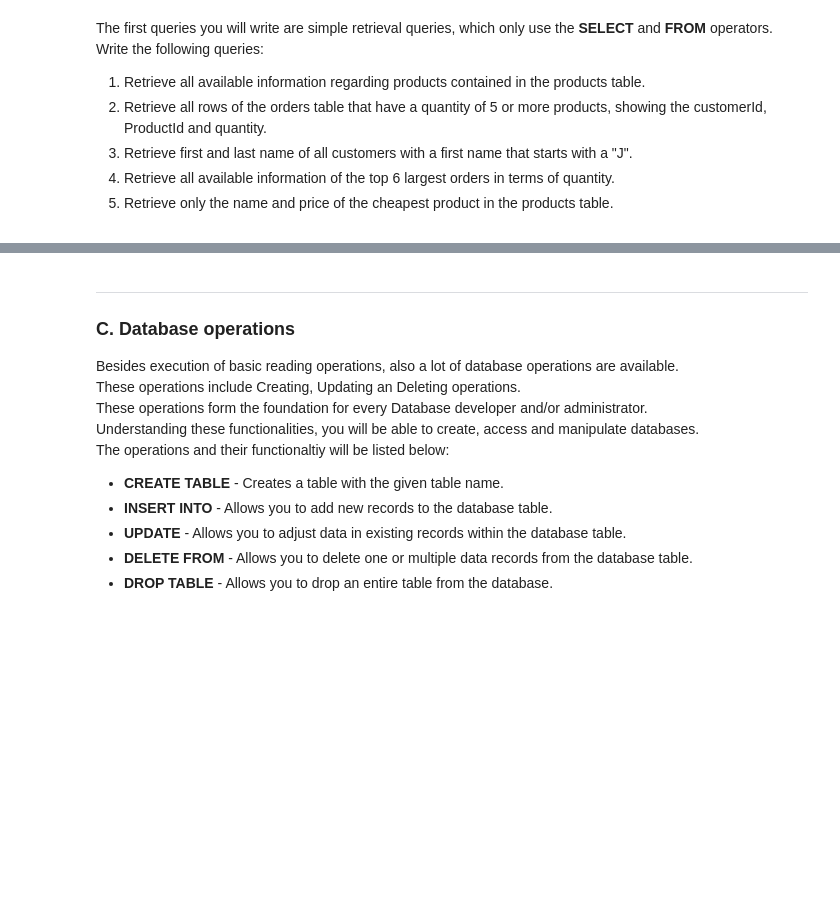
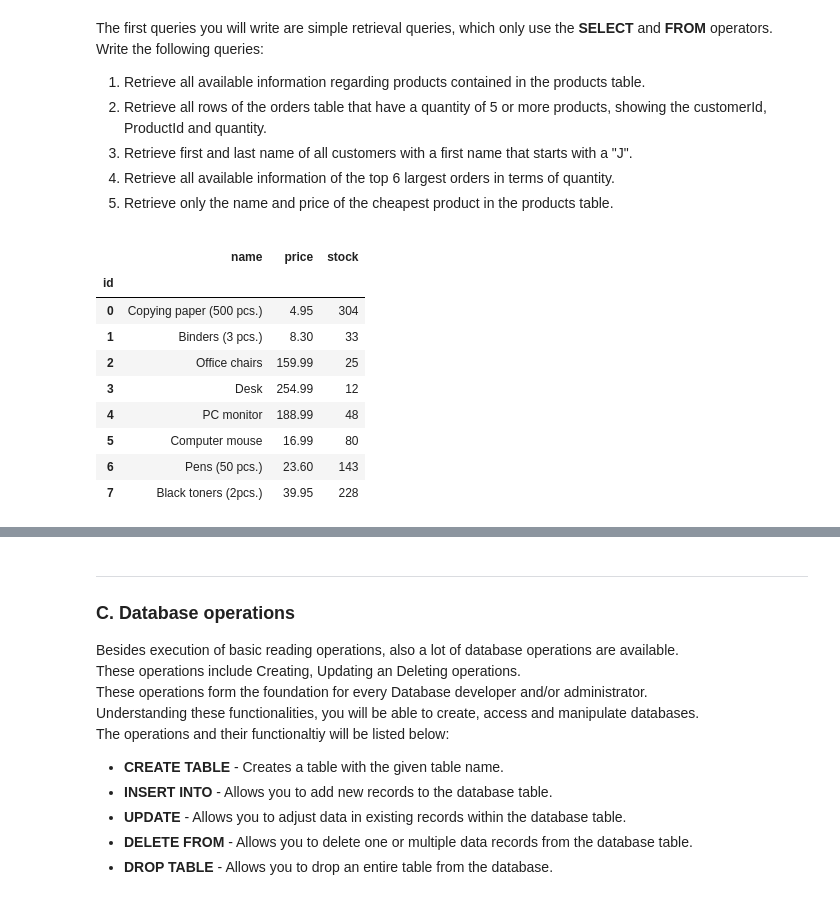
Before and after one commit to JoepBeurskens/Datacademy_Demo, a Jupyter notebook: Modules/M3_SQL/src/main.ipynb, the cells around one changed output, grey strips where cells are left out. Saved outputs shown, nothing was run; the diff lists cells and outputs as text; code cells hidden in the pictures; blank space fills up the shorter version.

```diff
--- a/Modules/M3_SQL/src/main.ipynb
+++ b/Modules/M3_SQL/src/main.ipynb
@@ -96,7 +98,18 @@ Write the following queries:
 </ol>
 </p>
 # %%
-Q_B1 = ""
+Q_B1 = "SELECT * FROM Products;"
 
 db.execute_query(query=Q_B1, return_df=True, exercise="B1")
+# %% [output]
+|  | name | price | stock |
+| id |  |  |  |
+| 0 | Copying paper (500 pcs.) | 4.95 | 304 |
+| 1 | Binders (3 pcs.) | 8.30 | 33 |
+| 2 | Office chairs | 159.99 | 25 |
+| 3 | Desk | 254.99 | 12 |
+| 4 | PC monitor | 188.99 | 48 |
+| 5 | Computer mouse | 16.99 | 80 |
+| 6 | Pens (50 pcs.) | 23.60 | 143 |
+| 7 | Black toners (2pcs.) | 39.95 | 228 |
 # %%
```
Also changed, not shown: parts of 35 cells of this notebook, 13 other files.
